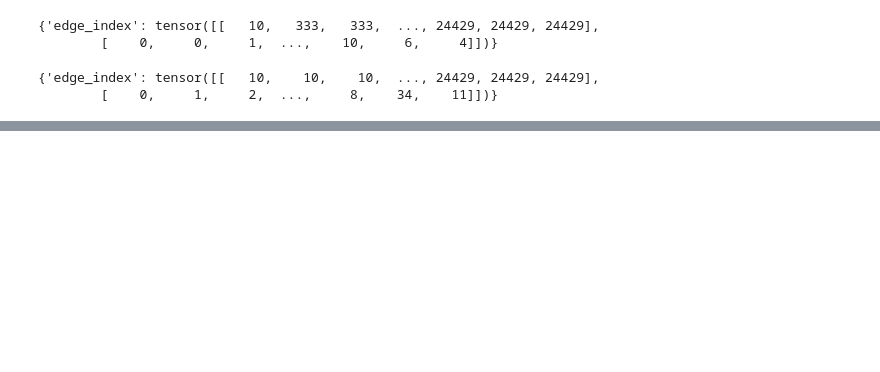
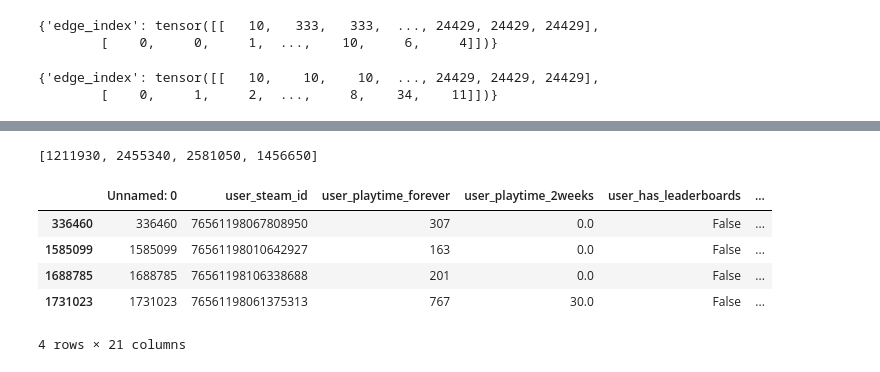
Before and after one commit to codentell/steamgraph, a Jupyter notebook: graph.ipynb, the cells around one changed output, grey strips where cells are left out. Cells and saved outputs as stored; diff of their text form; code cells hidden in the pictures; blank space fills up the shorter version.

```diff
--- a/graph.ipynb
+++ b/graph.ipynb
@@ -917,0 +935,13 @@ x_dict
+# %%
+game_encoder.inverse_transform([24333, 30559, 30764, 26364]).tolist()
+# %% [output]
+[1211930, 2455340, 2581050, 1456650]
+# %%
+data[data['game_appid'].isin(game_encoder.inverse_transform([24333, 30559, 30764, 26364]).tolist())]
+# %% [output]
+|  | Unnamed: 0 | user_steam_id | user_playtime_forever | user_playtime_2weeks | user_has_leaderboards | ... |
+| 336460 | 336460 | 76561198067808950 | 307 | 0.0 | False | ... |
+| 1585099 | 1585099 | 76561198010642927 | 163 | 0.0 | False | ... |
+| 1688785 | 1688785 | 76561198106338688 | 201 | 0.0 | False | ... |
+| 1731023 | 1731023 | 76561198061375313 | 767 | 30.0 | False | ... |
+4 rows × 21 columns
```
Also changed, not shown: parts of 17 cells of this notebook, 2 other files.
